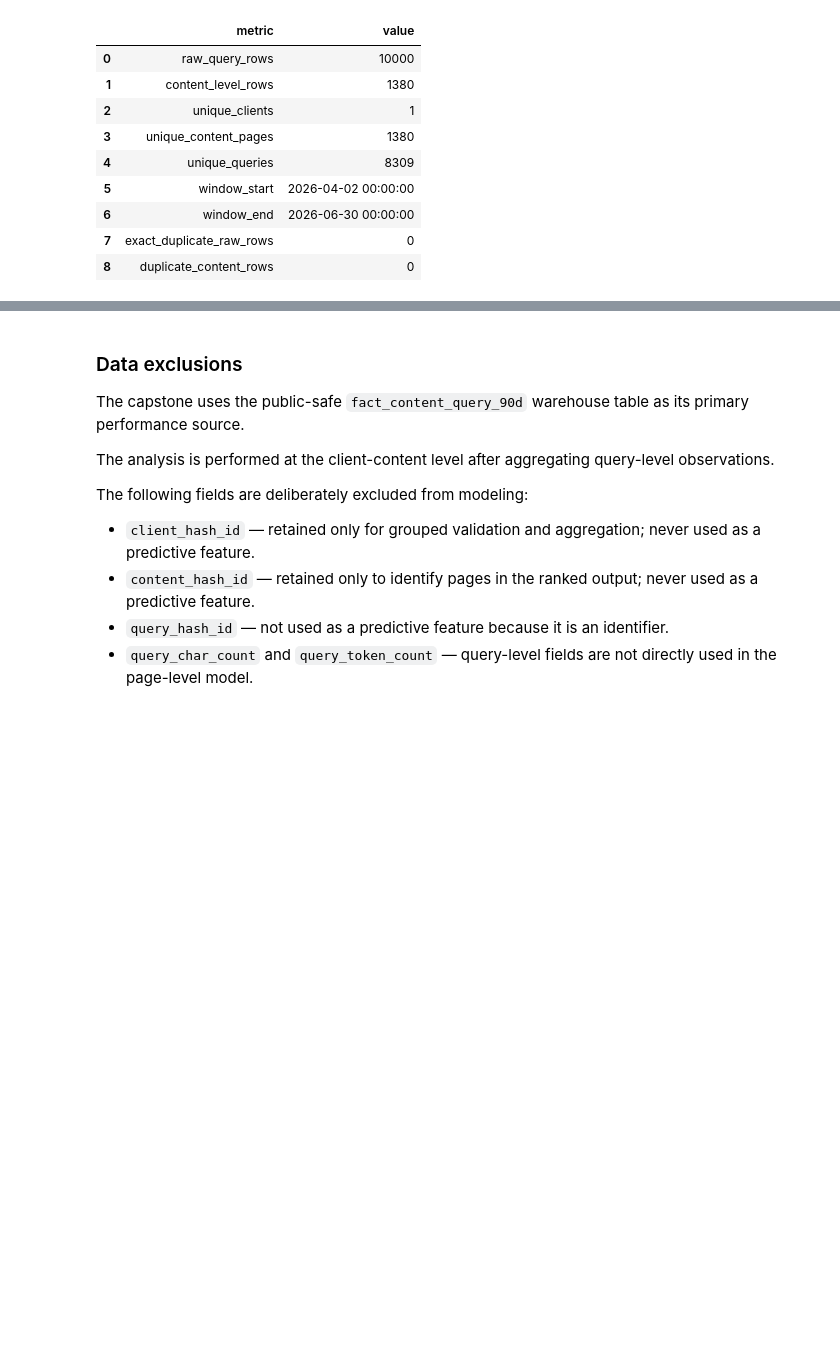
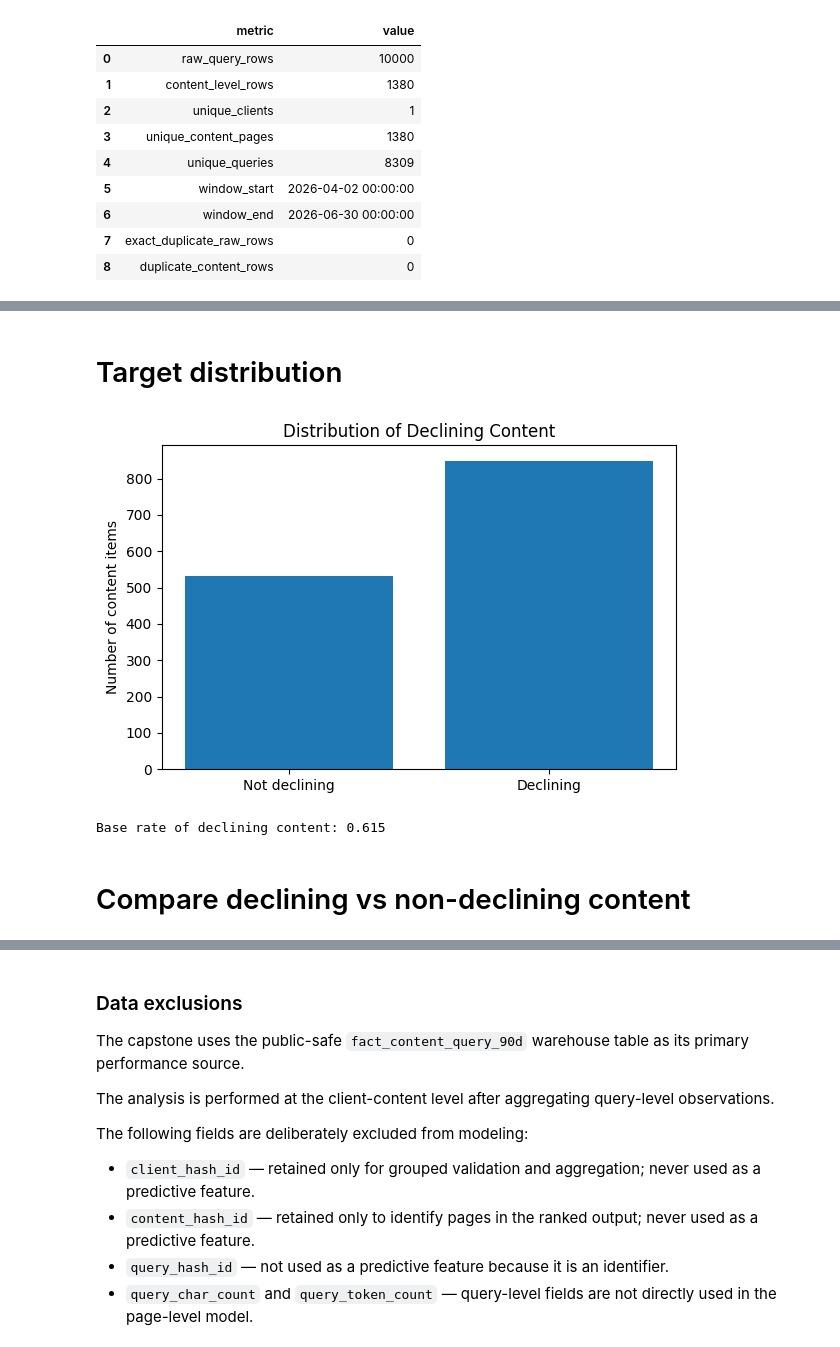
Before and after one commit to Kashaf537/flyrank-ml-internship, a Jupyter notebook: work/notebooks/capstone.ipynb, the cells around one changed output, grey strips where cells are left out. Drawn from its saved outputs; the diff is of its cells as text; code cells hidden in the pictures; blank space fills up the shorter version.

```diff
--- a/work/notebooks/capstone.ipynb
+++ b/work/notebooks/capstone.ipynb
@@ -515,0 +715,40 @@ display(data_quality_df)
+# %% [markdown]
+# Target distribution
+# %%
+# ============================================================
+# EDA 7 — Target distribution
+# ============================================================
+
+target_counts = (
+    content_eda["is_declining"]
+    .value_counts()
+    .sort_index()
+)
+
+labels = [
+    "Not declining",
+    "Declining"
+]
+
+plt.figure(figsize=(6, 4))
+
+plt.bar(
+    labels,
+    target_counts.values
+)
+
+plt.title("Distribution of Declining Content")
+plt.ylabel("Number of content items")
+
+plt.tight_layout()
+plt.show()
+
+print(
+    "Base rate of declining content:",
+    round(content_eda["is_declining"].mean(), 3)
+)
+# %% [output]
+[figure, added]
+Base rate of declining content: 0.615
+# %% [markdown]
+# Compare declining vs non-declining content
```
Also changed, not shown: parts of 76 cells of this notebook.
